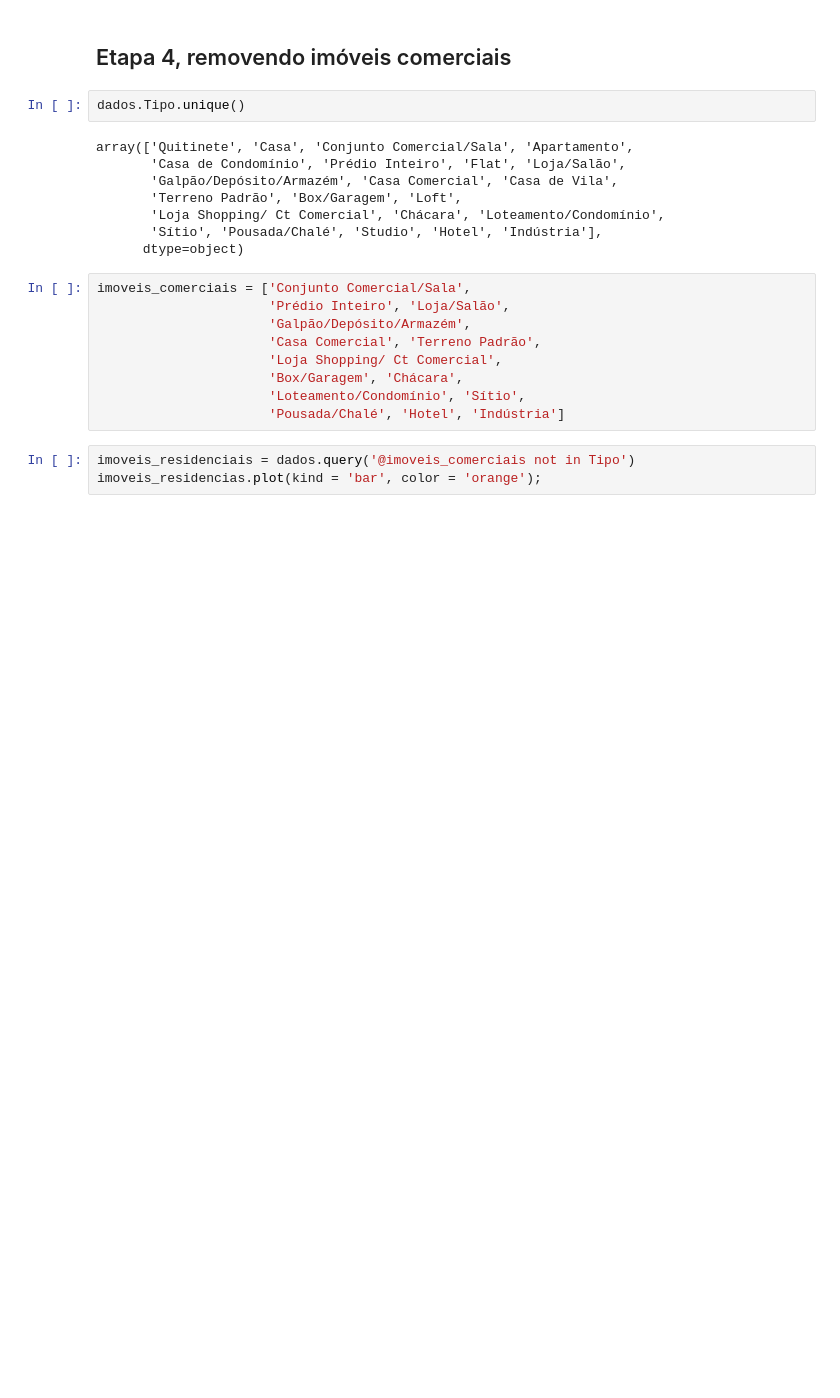
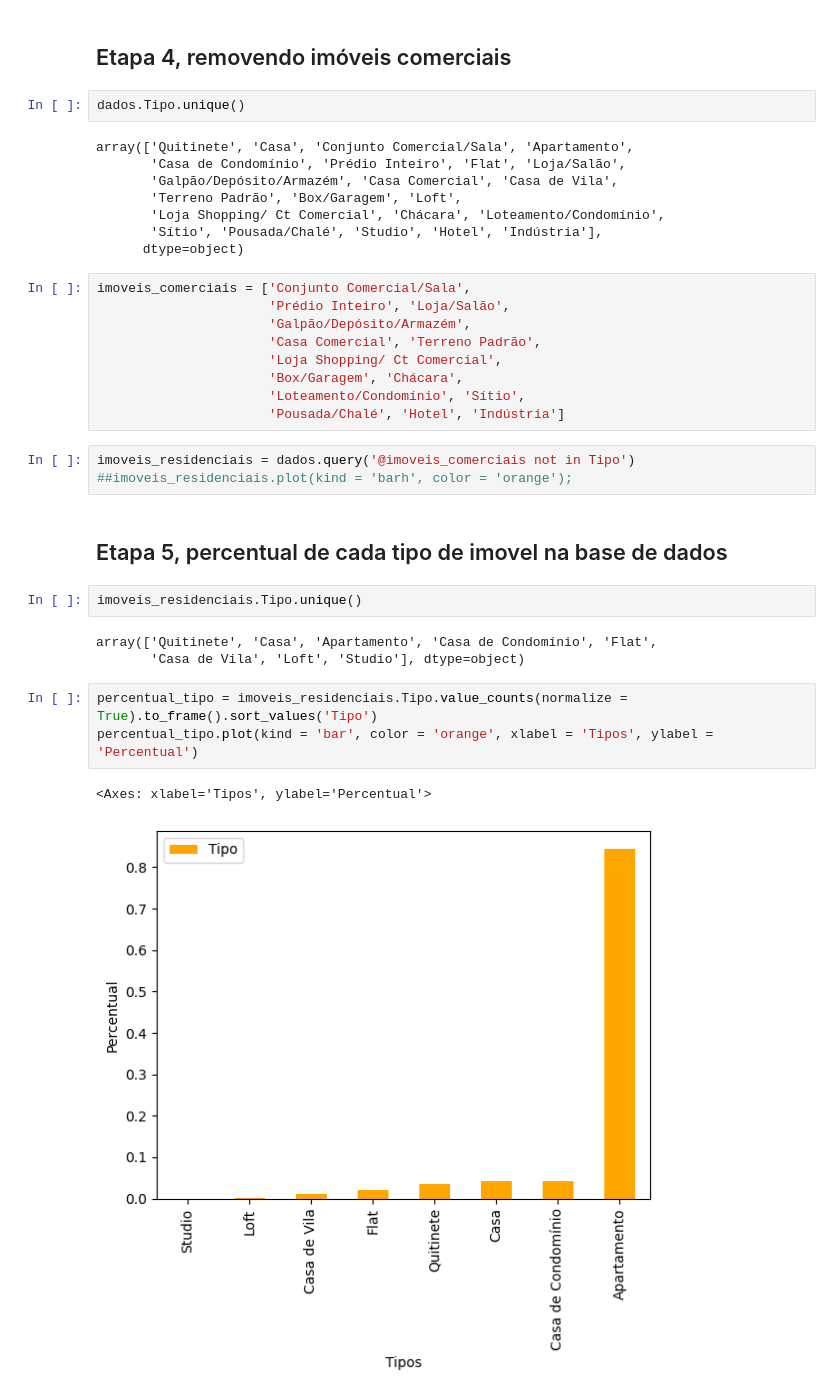
Before and after one commit to EliasGabrielSA/Imobiliaria, a Jupyter notebook: ProjetoImobiliaria.ipynb, the cells around one changed output. Drawn from its saved outputs; the diff is of its cells as text; blank space fills up the shorter version.

```diff
--- a/ProjetoImobiliaria.ipynb
+++ b/ProjetoImobiliaria.ipynb
@@ -159,4 +159,17 @@ imoveis_comerciais = ['Conjunto Comercial/Sala',
                       'Pousada/Chalé', 'Hotel', 'Indústria']
 # %%
 imoveis_residenciais = dados.query('@imoveis_comerciais not in Tipo')
-imoveis_residencias.plot(kind = 'bar', color = 'orange');
+##imoveis_residenciais.plot(kind = 'barh', color = 'orange');
+# %% [markdown]
+## Etapa 5, percentual de cada tipo de imovel na base de dados
+# %%
+imoveis_residenciais.Tipo.unique()
+# %% [output]
+array(['Quitinete', 'Casa', 'Apartamento', 'Casa de Condomínio', 'Flat',
+       'Casa de Vila', 'Loft', 'Studio'], dtype=object)
+# %%
+percentual_tipo = imoveis_residenciais.Tipo.value_counts(normalize = True).to_frame().sort_values('Tipo')
+percentual_tipo.plot(kind = 'bar', color = 'orange', xlabel = 'Tipos', ylabel = 'Percentual')
+# %% [output]
+<Axes: xlabel='Tipos', ylabel='Percentual'>
+[figure, added]
```
Also changed, not shown: parts of 2 cells of this notebook.
